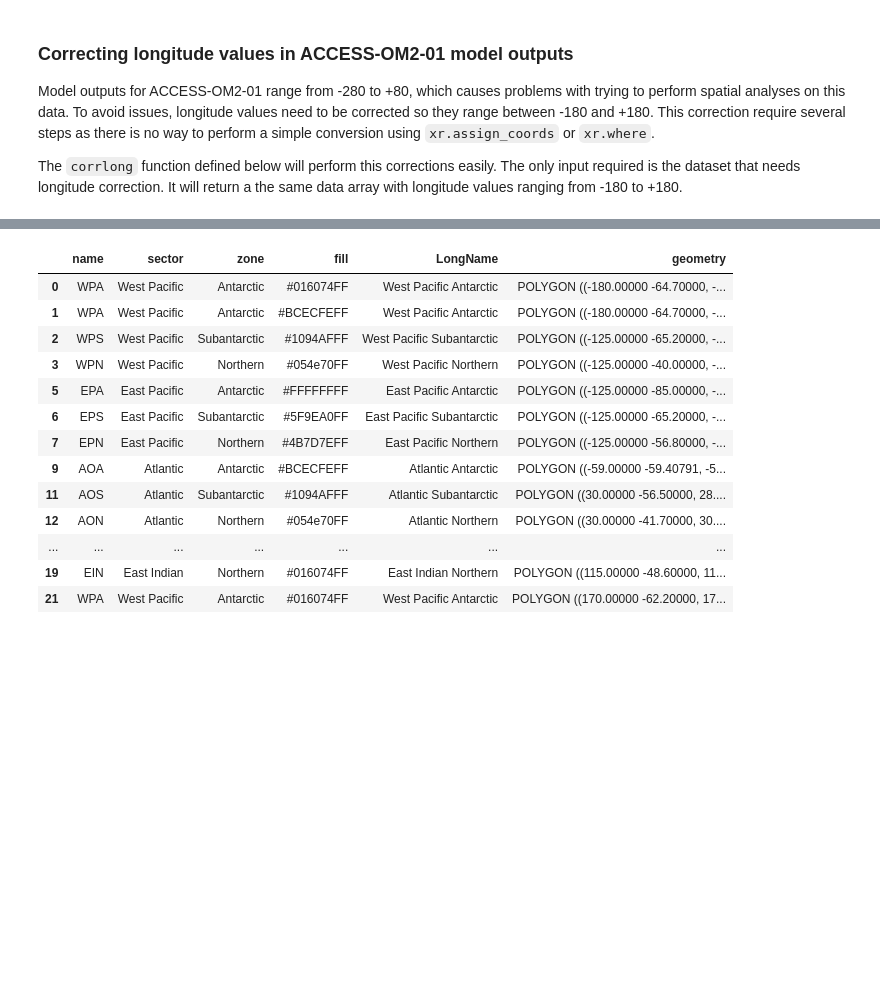
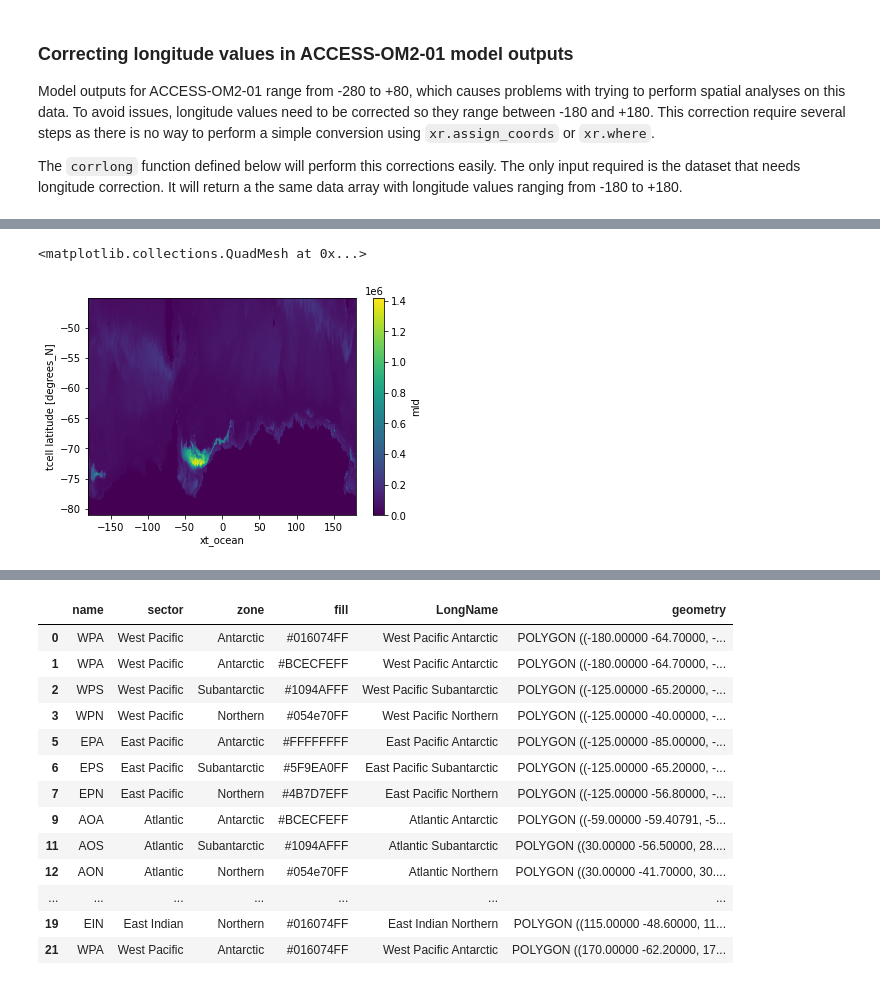
Before and after one commit to lidefi87/ACCESS_scripts_DFA, a Jupyter notebook: Scripts/ZonalStatistics.ipynb, the cells around one changed output, grey strips where cells are left out. Saved outputs shown, nothing was run; the diff lists cells and outputs as text; code cells hidden in the pictures; blank space fills up the shorter version.

```diff
--- a/Scripts/ZonalStatistics.ipynb
+++ b/Scripts/ZonalStatistics.ipynb
@@ -260,0 +307,6 @@ Individual shapefiles per area of interest can also be used if preferred.
+# %%
+# x = yr_sums/(366*2)
+x.plot()
+# %% [output]
+<matplotlib.collections.QuadMesh at 0x...>
+[figure, added]
```
Also changed, not shown: parts of 25 cells of this notebook.
